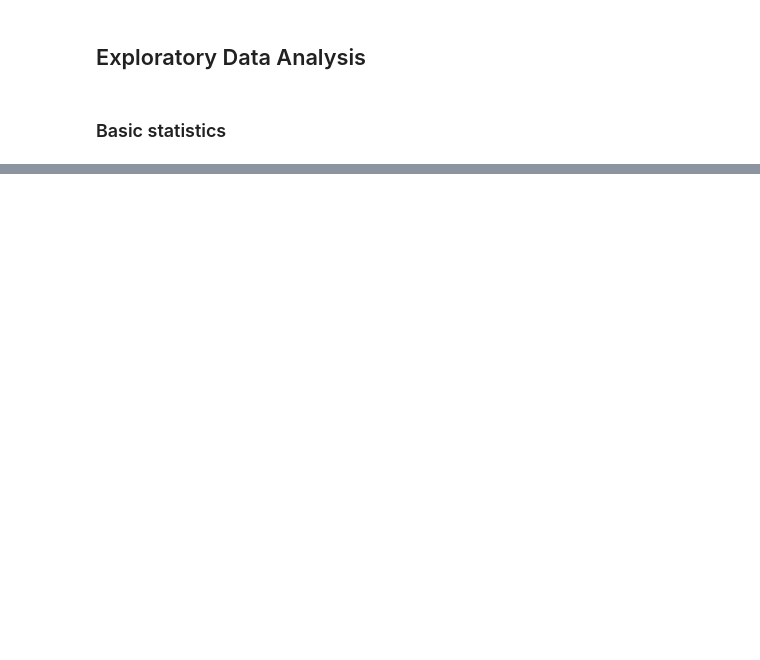
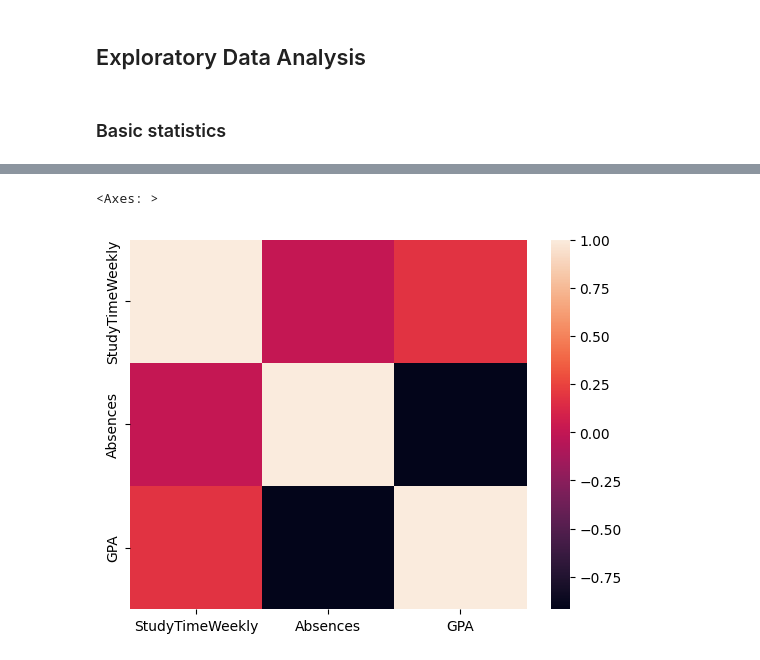
Before and after one commit to dstpnwska/StudentsPerformance, a Jupyter notebook: students-performance.ipynb, the cells around one changed output, grey strips where cells are left out. Saved outputs shown, nothing was run; the diff lists cells and outputs as text; code cells hidden in the pictures; blank space fills up the shorter version.

```diff
--- a/students-performance.ipynb
+++ b/students-performance.ipynb
@@ -122,0 +145,5 @@ data.describe()
+# %%
+sns.heatmap(data[num_cols].corr())
+# %% [output]
+<Axes: >
+[figure, added]
```
Also changed, not shown: parts of 12 cells of this notebook.
